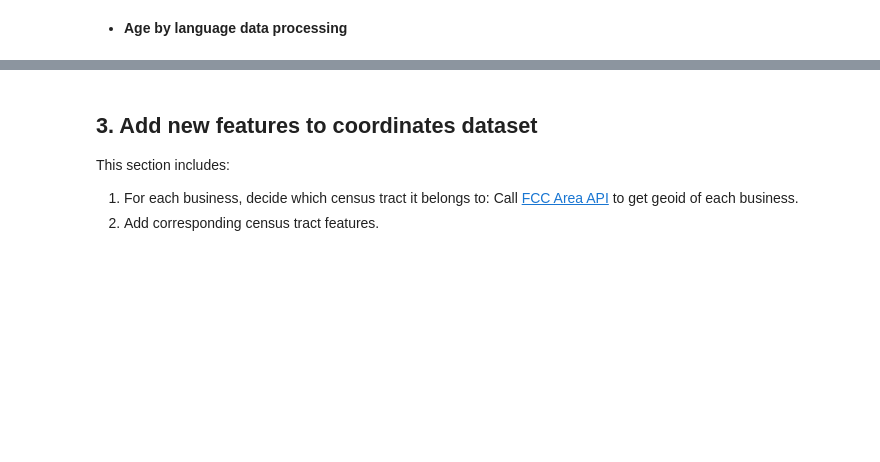
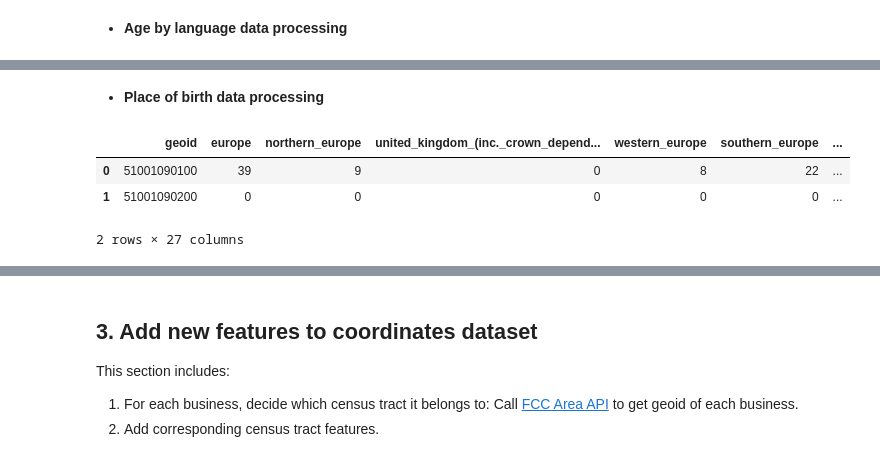
Before and after one commit to Enihsuns/Restaurant-Price-in-Virginia, a Jupyter notebook: FeatureProcessing/Coordinates.ipynb, the cells around one changed output, grey strips where cells are left out. Drawn from its saved outputs; the diff is of its cells as text; code cells hidden in the pictures; blank space fills up the shorter version.

```diff
--- a/FeatureProcessing/Coordinates.ipynb
+++ b/FeatureProcessing/Coordinates.ipynb
@@ -213,3 +220,48 @@ language_df.head(2)
 # %%
 # Put age_by_language data into census tract dataframe
 tract_df = pd.merge(tract_df, language_df, on='geoid', how='left')
+# %% [markdown]
+- **Place of birth data processing**
+# %%
+birth_path = '../dataset/place_of_birth/'
+
+# Process data.csv
+with open(os.path.join(birth_path, 'data.csv'), 'r') as infile:
+    birth_df = pd.read_csv(infile)
+
+# Drop US and Virginia rows
+birth_df.drop(index=[0, 1], inplace=True)
+birth_df.reset_index(inplace=True, drop=True)
+
+# Get column names from metadata.json
+with open(os.path.join(birth_path, 'metadata.json'), 'r') as infile:
+    metadata = json.load(infile)
+
+prefix = ""
+change_cols = {}
+for col in metadata['tables']['B05006']['columns'].items():
+    if(col[1]['name'] == 'Total:'):
+        change_cols[col[0]] = 'total'
+    elif(col[1]['name'][-1] == ':'):
+        change_cols[col[0]] = prefix+col[1]['name'][:-1].lower().replace(' ', '_')
+
+birth_df.rename(columns=change_cols, inplace=True)
+
+# Drop error, name and total columns
+error_cols = ['name', 'total']
+for col in birth_df.columns:
+    if(col[0] == 'B'):
+        error_cols.append(col)
+
+birth_df.drop(columns=error_cols, inplace=True)
+
+# Alter geoid so that it can merge with tract data
+for i, row in birth_df.iterrows():
+    birth_df.loc[i, 'geoid'] = row['geoid'][7:]
+# %%
+birth_df.head(2)
+# %% [output]
+|  | geoid | europe | northern_europe | united_kingdom_(inc._crown_depend... | western_europe | southern_europe | ... |
+| 0 | 51001090100 | 39 | 9 | 0 | 8 | 22 | ... |
+| 1 | 51001090200 | 0 | 0 | 0 | 0 | 0 | ... |
+2 rows × 27 columns
```
Also changed, not shown: parts of 32 cells of this notebook, 3 other files.
